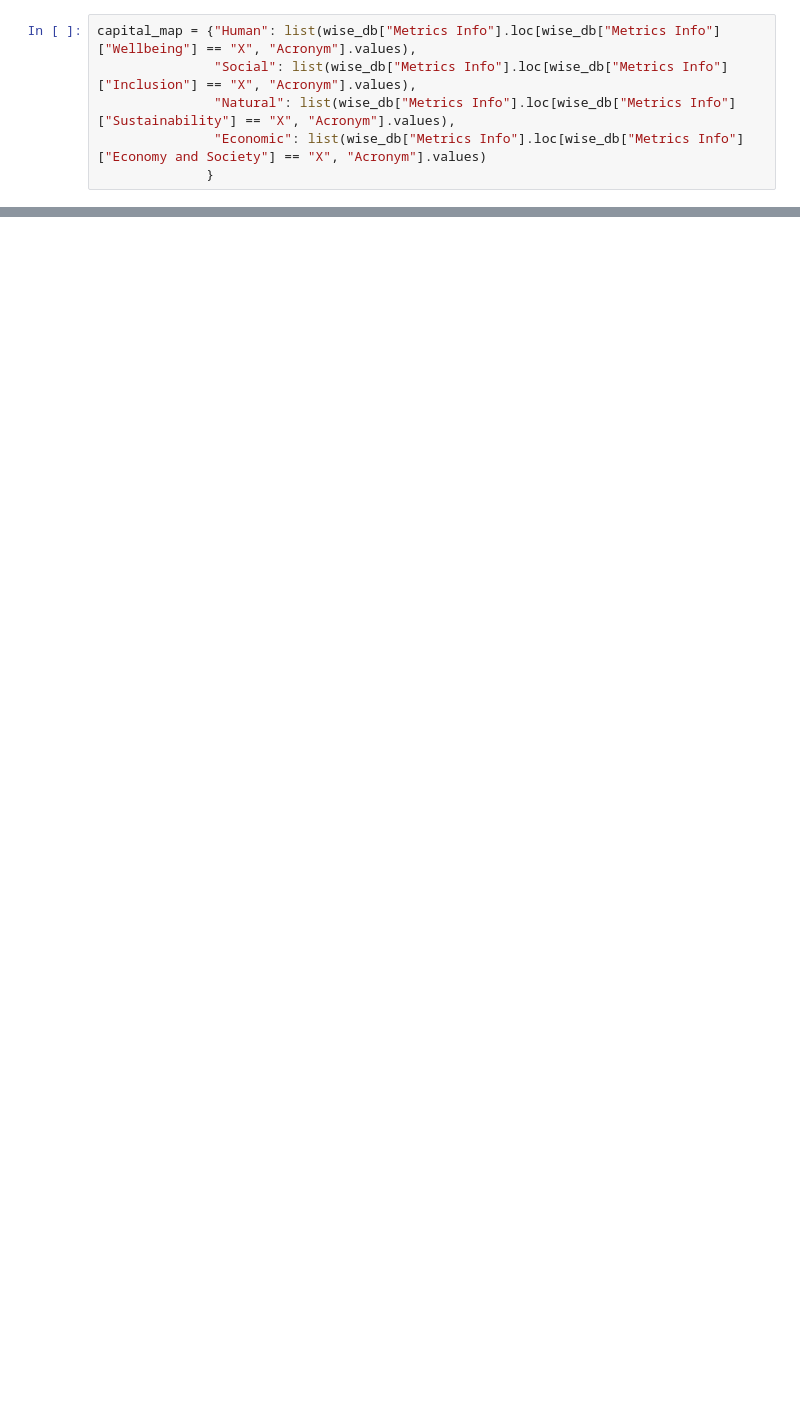
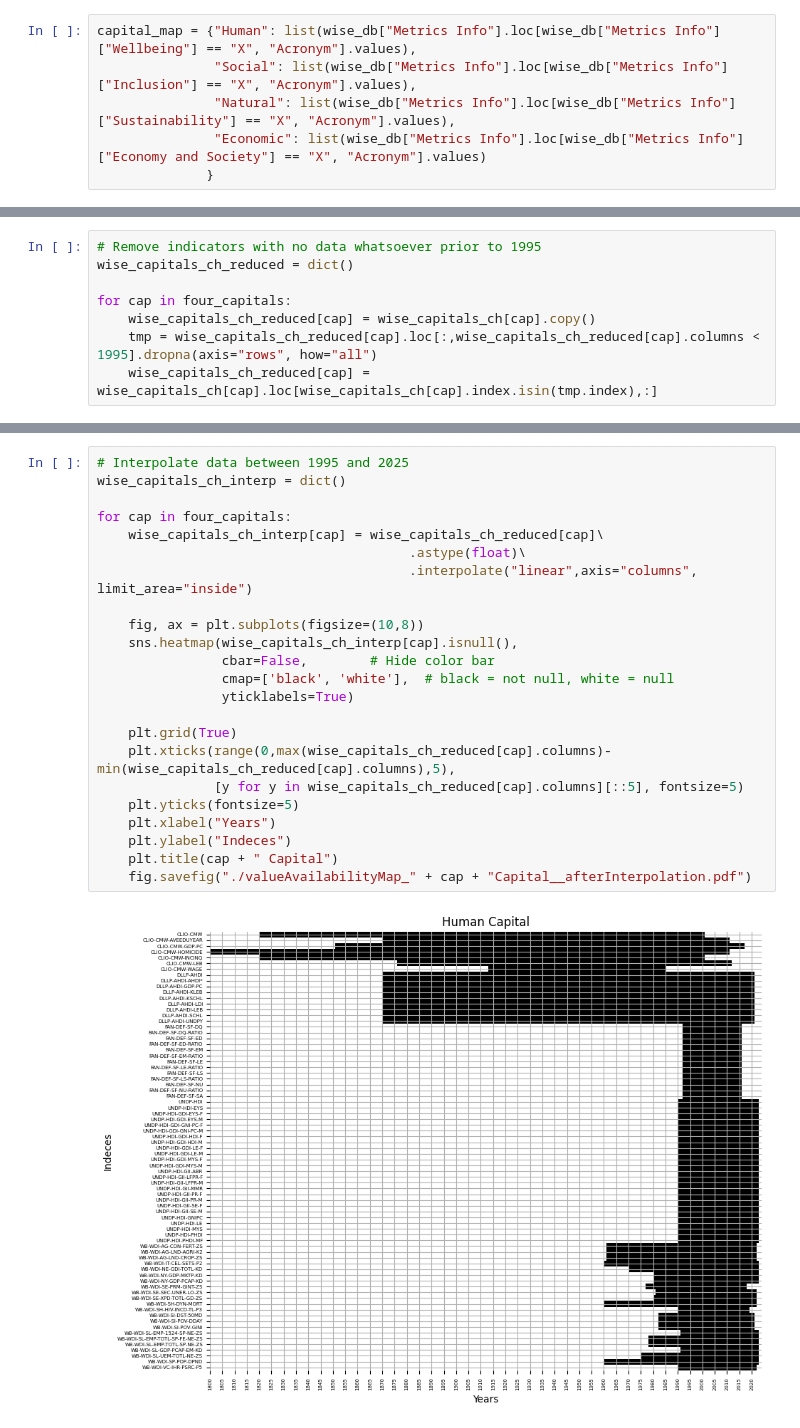
Before and after one commit to B-Lab-Switzerland/sipi-data-analysis, a Jupyter notebook: notebooks/Country_Level/correlation_analysis.ipynb, the cells around one changed output, grey strips where cells are left out. Cells and saved outputs as stored; diff of their text form; blank space fills up the shorter version.

```diff
--- a/notebooks/Country_Level/correlation_analysis.ipynb
+++ b/notebooks/Country_Level/correlation_analysis.ipynb
@@ -100,0 +180,8 @@ for cap in ["Human", "Social", "Natural", "Economic"]:
+# %%
+# Remove indicators with no data whatsoever prior to 1995
+wise_capitals_ch_reduced = dict()
+
+for cap in four_capitals:
+    wise_capitals_ch_reduced[cap] = wise_capitals_ch[cap].copy()
+    tmp = wise_capitals_ch_reduced[cap].loc[:,wise_capitals_ch_reduced[cap].columns < 1995].dropna(axis="rows", how="all")
+    wise_capitals_ch_reduced[cap] = wise_capitals_ch[cap].loc[wise_capitals_ch[cap].index.isin(tmp.index),:]
@@ -100,0 +190,25 @@ for cap in ["Human", "Social", "Natural", "Economic"]:
+# %%
+# Interpolate data between 1995 and 2025
+wise_capitals_ch_interp = dict()
+
+for cap in four_capitals:
+    wise_capitals_ch_interp[cap] = wise_capitals_ch_reduced[cap]\
+                                        .astype(float)\
+                                        .interpolate("linear",axis="columns", limit_area="inside")
+
+    fig, ax = plt.subplots(figsize=(10,8))
+    sns.heatmap(wise_capitals_ch_interp[cap].isnull(),
+                cbar=False,        # Hide color bar
+                cmap=['black', 'white'],  # black = not null, white = null
+                yticklabels=True)
+
+    plt.grid(True)
+    plt.xticks(range(0,max(wise_capitals_ch_reduced[cap].columns)-min(wise_capitals_ch_reduced[cap].columns),5),
+               [y for y in wise_capitals_ch_reduced[cap].columns][::5], fontsize=5)
+    plt.yticks(fontsize=5)
+    plt.xlabel("Years")
+    plt.ylabel("Indeces")
+    plt.title(cap + " Capital")
+    fig.savefig("./valueAvailabilityMap_" + cap + "Capital__afterInterpolation.pdf")
+# %% [output]
+[figure, added]
```
Also changed, not shown: parts of 35 cells of this notebook, 12 other files.
